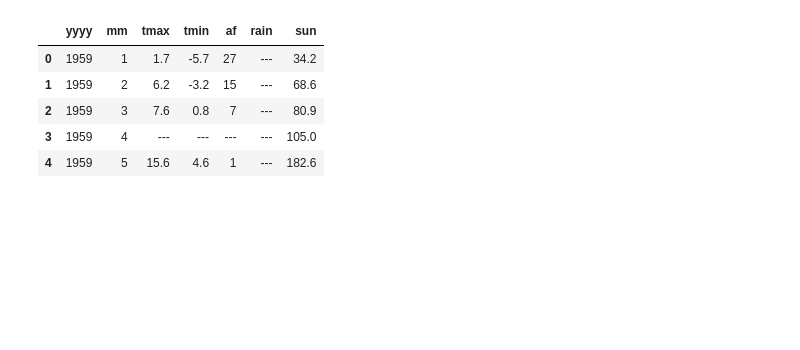
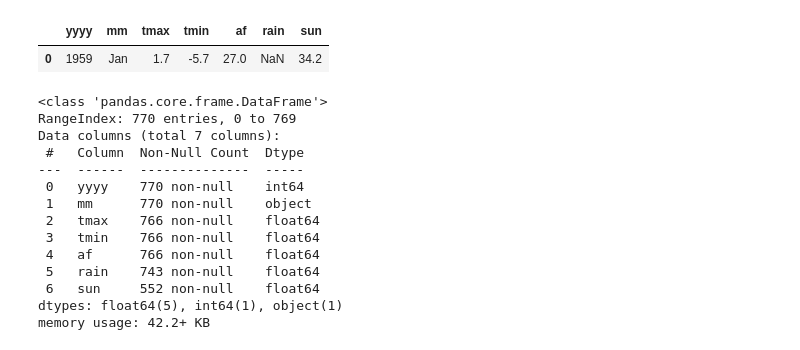
Before and after one commit to jmoro0408/DataVis, a Jupyter notebook: UK Temperature/temp_plotting.ipynb, the cells around one changed output. Drawn from its saved outputs; the diff is of its cells as text; code cells hidden in the pictures; blank space fills up the shorter version.

```diff
--- a/UK Temperature/temp_plotting.ipynb
+++ b/UK Temperature/temp_plotting.ipynb
@@ -25,3 +25,5 @@ def clean_text(input_text:str) -> list[str]:
 header = clean_text(header)
 braemar_clean = [clean_text(x) for x in braemar]
 braemar_df = pd.DataFrame(braemar_clean, columns = header)
+# %%
+braemar_df = braemar_df.replace("---", np.nan)
@@ -27,0 +47,9 @@ braemar_df = pd.DataFrame(braemar_clean, columns = header)
+# %%
+braemar_df['tmin'] = braemar_df['tmin'].str.replace("*","", regex=False)
+braemar_df['tmax'] = braemar_df['tmax'].str.replace("*","", regex=False)
+braemar_df['af'] = braemar_df['af'].str.replace("*","", regex=False)
+braemar_df['rain'] = braemar_df['rain'].str.replace("*","", regex=False)
+braemar_df['sun'] = braemar_df['sun'].str.replace("*","", regex=False)
+# %%
+braemar_df = braemar_df.astype({"yyyy":int, "mm":int, "tmin":float, "tmax":float,
+                                "af":float, "rain":float, "sun":float})
@@ -27,0 +73,14 @@ braemar_df = pd.DataFrame(braemar_clean, columns = header)
+# %%
+braemar_df['mm'] = braemar_df['mm'].map(
+    {1: "Jan",
+     2:"Feb",
+     3:"Mar",
+     4:"Apr",
+     5:"May",
+     6:"June",
+     7:"July",
+     8:"Aug",
+     9:"Sep",
+     10:"Oct",
+     11:"Nov",
+     12:"Dec"})
@@ -28,9 +141,22 @@ braemar_df = pd.DataFrame(braemar_clean, columns = header)
 # %%
-braemar_df.head()
+braemar_df.head(1)
 # %% [output]
 |  | yyyy | mm | tmax | tmin | af | rain | sun |
-| 0 | 1959 | 1 | 1.7 | -5.7 | 27 | --- | 34.2 |
-| 1 | 1959 | 2 | 6.2 | -3.2 | 15 | --- | 68.6 |
-| 2 | 1959 | 3 | 7.6 | 0.8 | 7 | --- | 80.9 |
-| 3 | 1959 | 4 | --- | --- | --- | --- | 105.0 |
-| 4 | 1959 | 5 | 15.6 | 4.6 | 1 | --- | 182.6 |
+| 0 | 1959 | Jan | 1.7 | -5.7 | 27.0 | NaN | 34.2 |
+# %%
+braemar_df.info()
+# %% [output]
+<class 'pandas.core.frame.DataFrame'>
+RangeIndex: 770 entries, 0 to 769
+Data columns (total 7 columns):
+ #   Column  Non-Null Count  Dtype
+---  ------  --------------  -----
+ 0   yyyy    770 non-null    int64
+ 1   mm      770 non-null    object
+ 2   tmax    766 non-null    float64
+ 3   tmin    766 non-null    float64
+ 4   af      766 non-null    float64
+ 5   rain    743 non-null    float64
+ 6   sun     552 non-null    float64
+dtypes: float64(5), int64(1), object(1)
+memory usage: 42.2+ KB
```
Also changed, not shown: parts of 6 cells of this notebook.
